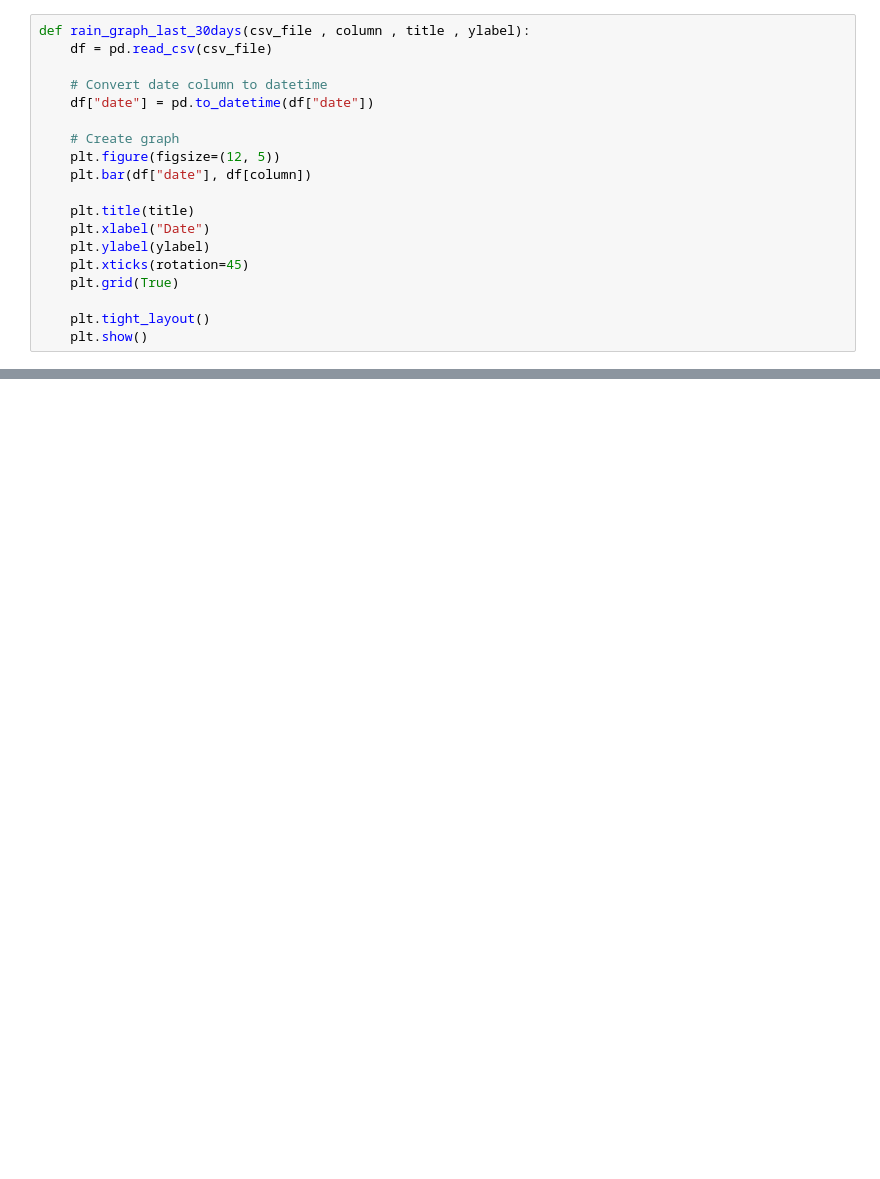
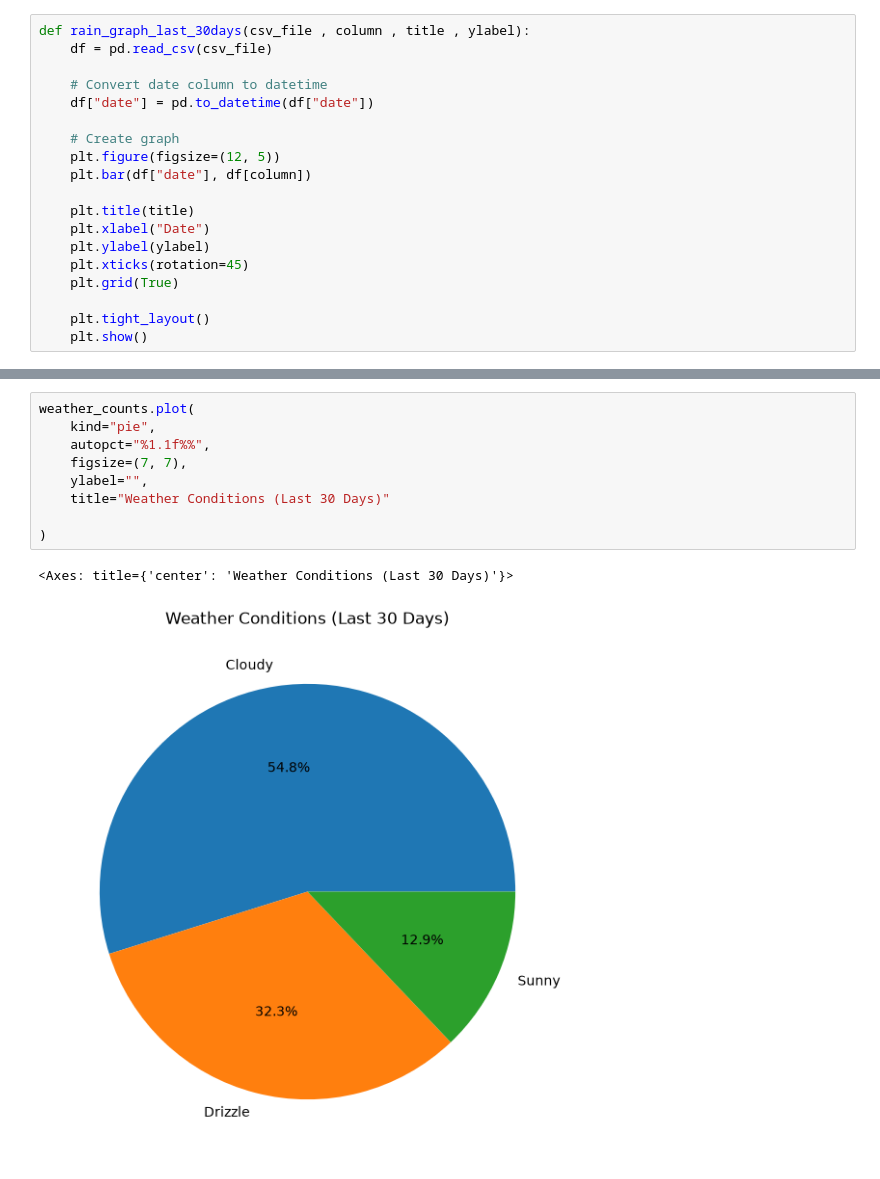
Before and after one commit to shirshadip/AiWeatherApp, a Jupyter notebook: graphs.ipynb, the cells around one changed output, grey strips where cells are left out. Drawn from its saved outputs; the diff is of its cells as text; blank space fills up the shorter version.

Commit message:
pie chart added

```diff
--- a/graphs.ipynb
+++ b/graphs.ipynb
@@ -87,0 +141,12 @@ rain_graph_last_30days("weather_last_30_days.csv","rain_mm", "rain" ," rain(mm)"
+# %%
+weather_counts.plot(
+    kind="pie",
+    autopct="%1.1f%%",
+    figsize=(7, 7),
+    ylabel="",
+    title="Weather Conditions (Last 30 Days)"
+
+)
+# %% [output]
+<Axes: title={'center': 'Weather Conditions (Last 30 Days)'}>
+[figure, added]
```
Also changed, not shown: parts of 5 cells of this notebook, 8 other files.
